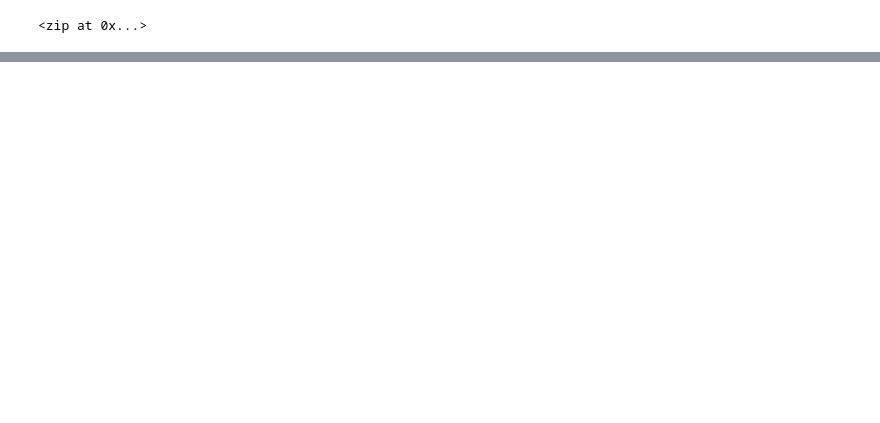
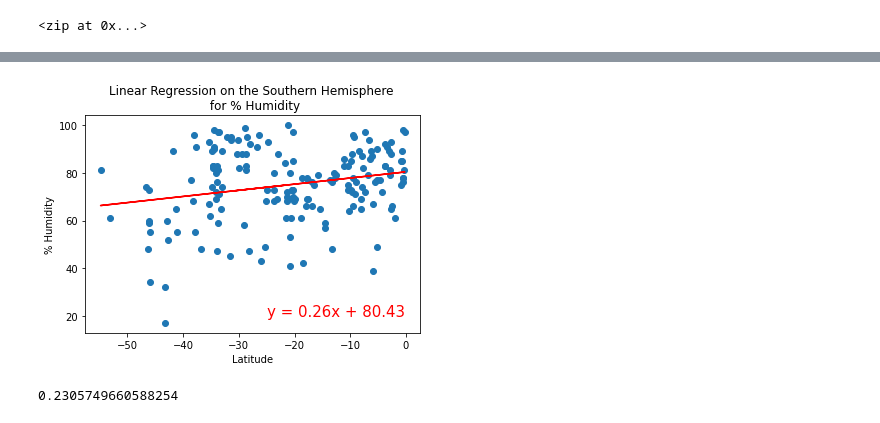
Before and after one commit to Jay-ni13/World_Weather_Analysis, a Jupyter notebook: WeatherPy.ipynb, the cells around one changed output, grey strips where cells are left out. Saved outputs shown, nothing was run; the diff lists cells and outputs as text; code cells hidden in the pictures; blank space fills up the shorter version.

```diff
--- a/WeatherPy.ipynb
+++ b/WeatherPy.ipynb
@@ -265,0 +356,13 @@ plt.show()
+# %%
+# Linear regression on the Souther Hemisphere.
+x_values = southern_hemi_df["Lat"]
+y_values = southern_hemi_df["Humidity"]
+# Call the function.
+plot_linear_regression(x_values, y_values,
+                       'Linear Regression on the Southern Hemisphere \n for % Humidity',
+                       '% Humidity', (-25,20))
+(_, _, r_value, _, _) = linregress(x_values, y_values)
+print(r_value)
+# %% [output]
+[figure, added]
+0.2305749660588254
```
Also changed, not shown: parts of 21 cells of this notebook.
